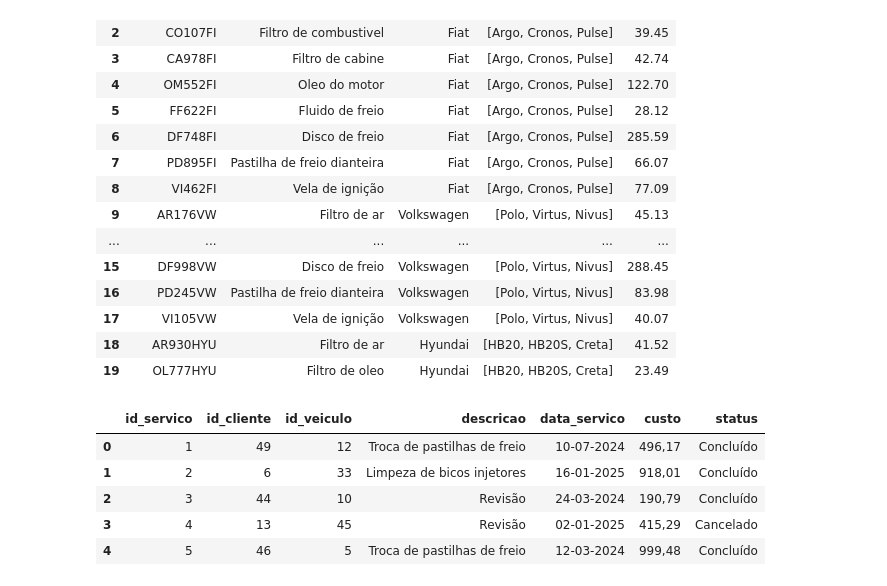
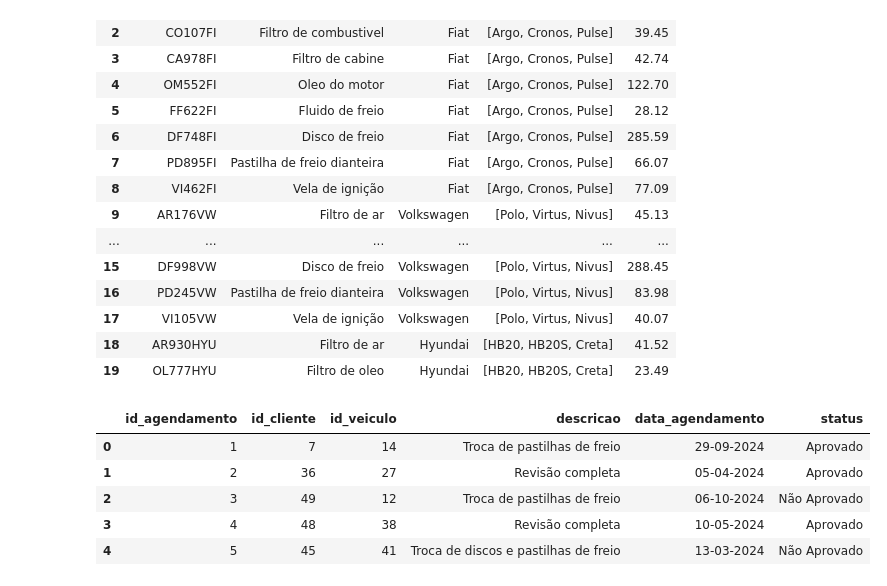
Before and after one commit to fabiobaroliveira/gerador_base_de_dados, a Jupyter notebook: oficina_mecanica.ipynb, the cells around one changed output. Drawn from its saved outputs; the diff is of its cells as text; code cells hidden in the pictures.

```diff
--- a/oficina_mecanica.ipynb
+++ b/oficina_mecanica.ipynb
@@ -187,34 +188,39 @@ df_catalogo_pecas.head(20)
 | 17 | VI105VW | Vela de ignição | Volkswagen | [Polo, Virtus, Nivus] | 40.07 |
 | 18 | AR930HYU | Filtro de ar | Hyundai | [HB20, HB20S, Creta] | 41.52 |
 | 19 | OL777HYU | Filtro de oleo | Hyundai | [HB20, HB20S, Creta] | 23.49 |
-# %%
-# Gerar serviços realizados
-servicos_realizados = []
-for i in range(1, NUM_SERVICOS + 1):
-    id_veiculo = random.randint(1, NUM_VEICULOS)
-    veiculo = df_veiculos[df_veiculos['id_veiculo'] == id_veiculo].iloc[0]
-    id_cliente = veiculo['id_cliente']  # Recupera o ID do cliente associado ao veículo
-
-    servicos_realizados.append({
-        "id_servico": i,
-        "id_cliente": id_cliente,  # Adiciona o ID do cliente
-        "id_veiculo": id_veiculo,  # Adiciona o ID do veículo
-        "descricao": random.choice(["Troca de óleo", "Revisão", "Limpeza de bicos injetores", "Alinhamento", "Troca de pastilhas de freio"]),
-        "data_servico": fake.date_between(start_date='-1y', end_date='today').strftime('%d-%m-%Y'),
-        "custo": round(random.uniform(100, 1000), 2),
-        "status": random.choice(["Concluído", "Cancelado"])
-    })
-
-df_servicos_realizados = pd.DataFrame(servicos_realizados)
-
-# Substituindo . dos valores e ajustando ao padrão brasileiro
-df_servicos_realizados['custo'] = df_servicos_realizados['custo'].astype(str).str.replace('.', ',')
-
-df_servicos_realizados.head()
-# %% [output]
-|  | id_servico | id_cliente | id_veiculo | descricao | data_servico | custo | status |
-| 0 | 1 | 49 | 12 | Troca de pastilhas de freio | 10-07-2024 | 496,17 | Concluído |
-| 1 | 2 | 6 | 33 | Limpeza de bicos injetores | 16-01-2025 | 918,01 | Concluído |
-| 2 | 3 | 44 | 10 | Revisão | 24-03-2024 | 190,79 | Concluído |
-| 3 | 4 | 13 | 45 | Revisão | 02-01-2025 | 415,29 | Cancelado |
-| 4 | 5 | 46 | 5 | Troca de pastilhas de freio | 12-03-2024 | 999,48 | Concluído |
+# %%
+# Lista de serviços que podem ser agendados
+servicos_agendaveis = ["Revisão completa", "Troca de óleo", "Troca de discos e pastilhas de freio", "Troca de pastilhas de freio"]
+
+# Gerar agendamentos
+agendamentos = []
+for i in range(1, NUM_AGENDAMENTOS + 1):
+    id_veiculo = random.randint(1, NUM_VEICULOS)
+    veiculo = df_veiculos[df_veiculos['id_veiculo'] == id_veiculo].iloc[0]
+    id_cliente = veiculo['id_cliente']  # Recupera o ID do cliente associado ao veículo
+
+    # Gera uma data de agendamento que antecede a data do serviço
+    data_agendamento = fake.date_between(start_date='-1y', end_date='-1d').strftime('%d-%m-%Y')
+
+    agendamentos.append({
+        "id_agendamento": i,
+        "id_cliente": id_cliente,
+        "id_veiculo": id_veiculo,  # Adiciona o ID do veículo
+        "descricao": random.choice(servicos_agendaveis),
+        "data_agendamento": data_agendamento,
+        "status": random.choice(["Aprovado", "Não Aprovado"])
+
+    })
+
+# Criar DataFrame dos agendamentos
+df_agendamentos = pd.DataFrame(agendamentos)
+
+# Exibir as primeiras linhas dos agendamentos
+df_agendamentos.head()
+# %% [output]
+|  | id_agendamento | id_cliente | id_veiculo | descricao | data_agendamento | status |
+| 0 | 1 | 7 | 14 | Troca de pastilhas de freio | 29-09-2024 | Aprovado |
+| 1 | 2 | 36 | 27 | Revisão completa | 05-04-2024 | Aprovado |
+| 2 | 3 | 49 | 12 | Troca de pastilhas de freio | 06-10-2024 | Não Aprovado |
+| 3 | 4 | 48 | 38 | Revisão completa | 10-05-2024 | Aprovado |
+| 4 | 5 | 45 | 41 | Troca de discos e pastilhas de freio | 13-03-2024 | Não Aprovado |
```
Also changed, not shown: parts of 3 cells of this notebook.
